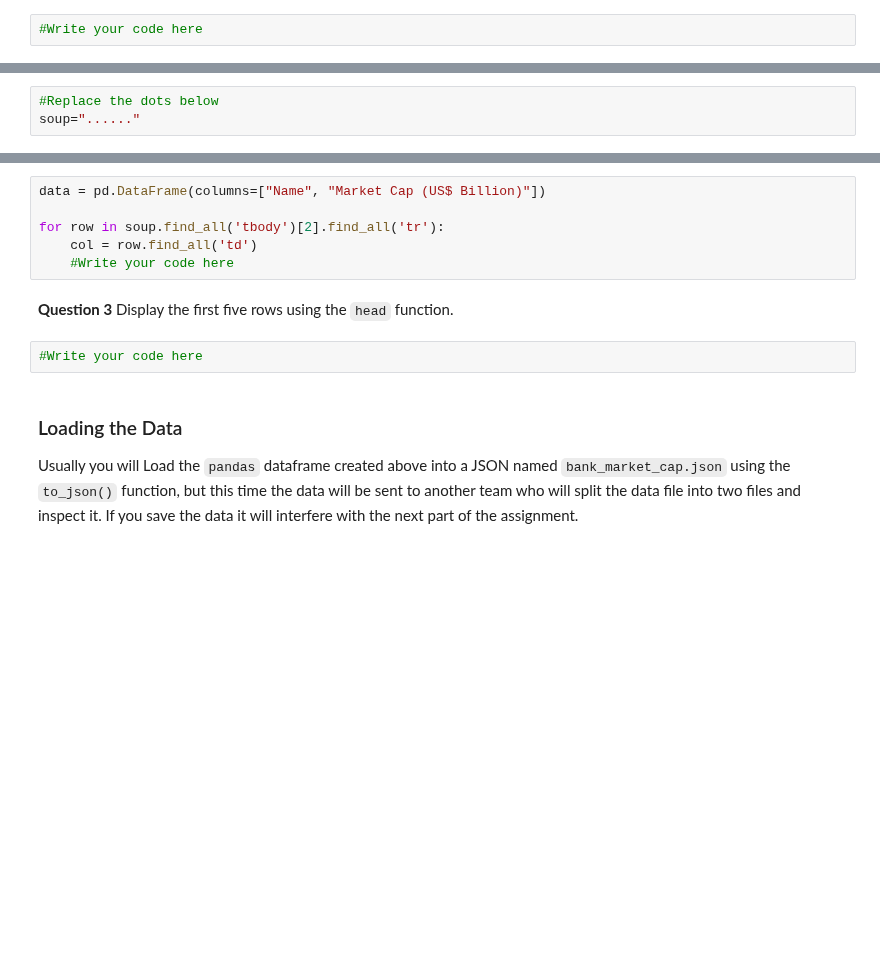
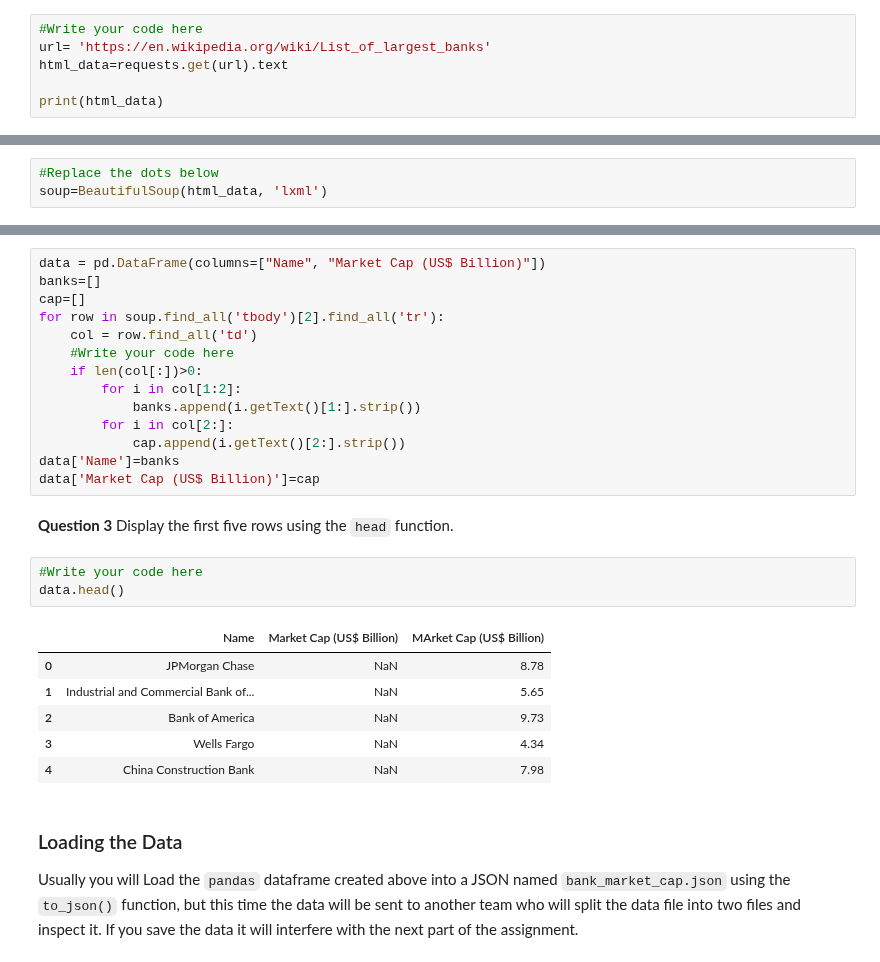
Before and after one commit to sammizewskiperscholas/pandas_demos, a Jupyter notebook: ETL Project/Webscraping_Engineer_Peer_Review_Assignment.ipynb, the cells around one changed output, grey strips where cells are left out. Drawn from its saved outputs; the diff is of its cells as text; blank space fills up the shorter version.

```diff
--- a/ETL Project/Webscraping_Engineer_Peer_Review_Assignment.ipynb
+++ b/ETL Project/Webscraping_Engineer_Peer_Review_Assignment.ipynb
@@ -41,4 +41,8 @@ The wikipedia webpage https://en.wikipedia.org/wiki/List_of_largest_banks provid
 Gather the contents of the webpage in text format using the `requests` library and assign it to the variable <code>html_data</code>
 # %%
 #Write your code here
+url= 'https://en.wikipedia.org/wiki/List_of_largest_banks'
+html_data=requests.get(url).text
+
+print(html_data)
 # %% [output]
@@ -55,19 +77,35 @@ html_data[101:124]
 Using BeautifulSoup parse the contents of the webpage.
 # %%
 #Replace the dots below
-soup="......"
+soup=BeautifulSoup(html_data, 'lxml')
 # %% [markdown]
 Load the data from the `By market capitalization` table into a pandas dataframe. The dataframe should have the bank `Name` and `Market Cap (US$ Billion)` as column names. Using the empty dataframe `data` and the given loop extract the necessary data from each row and append it to the empty dataframe.
 # %%
 data = pd.DataFrame(columns=["Name", "Market Cap (US$ Billion)"])
-
+banks=[]
+cap=[]
 for row in soup.find_all('tbody')[2].find_all('tr'):
     col = row.find_all('td')
     #Write your code here
+    if len(col[:])>0:
+        for i in col[1:2]:
+            banks.append(i.getText()[1:].strip())
+        for i in col[2:]:
+            cap.append(i.getText()[2:].strip())
+data['Name']=banks
+data['Market Cap (US$ Billion)']=cap
 # %% [markdown]
 **Question 3** Display the first five rows using the `head` function.
 # %%
 #Write your code here
+data.head()
+# %% [output]
+|  | Name | Market Cap (US$ Billion) | MArket Cap (US$ Billion) |
+| 0 | JPMorgan Chase | NaN | 8.78 |
+| 1 | Industrial and Commercial Bank of... | NaN | 5.65 |
+| 2 | Bank of America | NaN | 9.73 |
+| 3 | Wells Fargo | NaN | 4.34 |
+| 4 | China Construction Bank | NaN | 7.98 |
 # %% [markdown]
 
 ### Loading the Data
```
Also changed, not shown: parts of 4 cells of this notebook, 1 other file.
